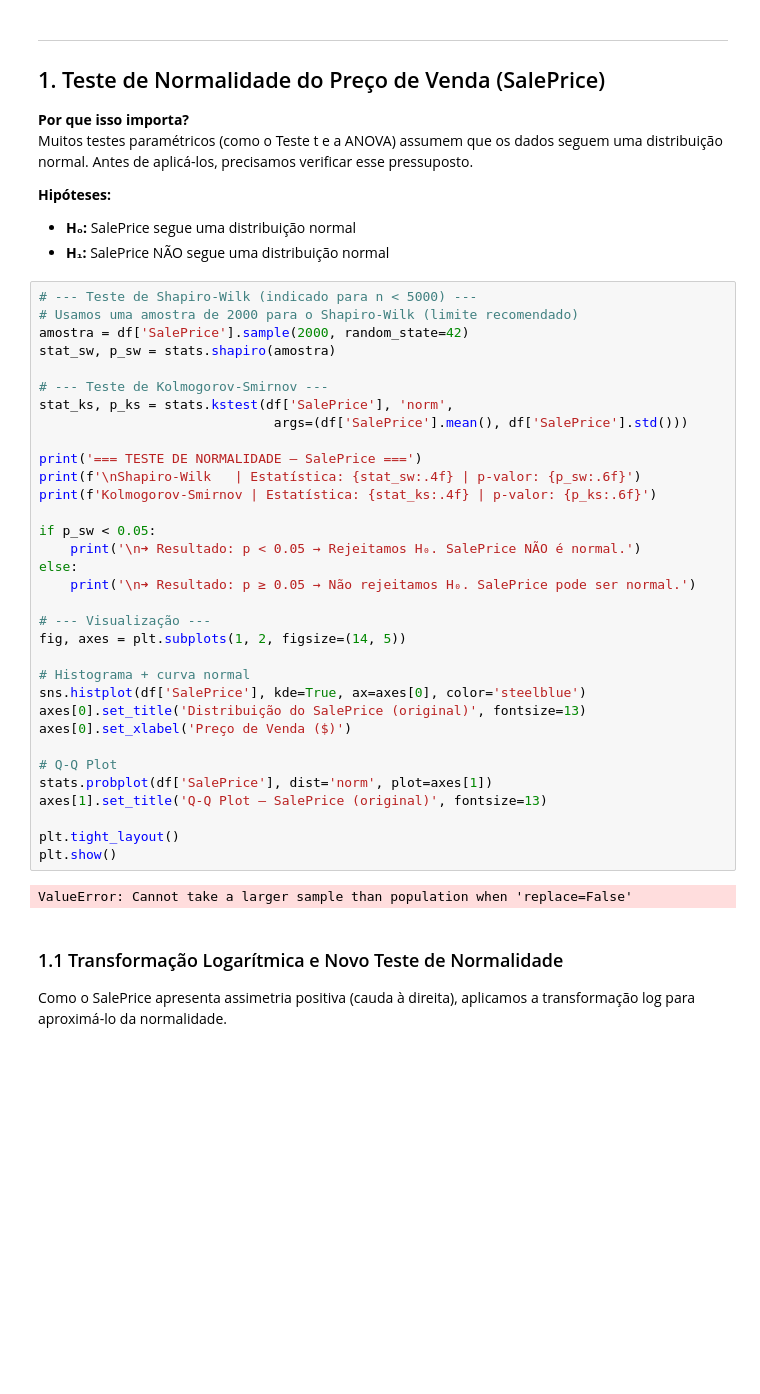
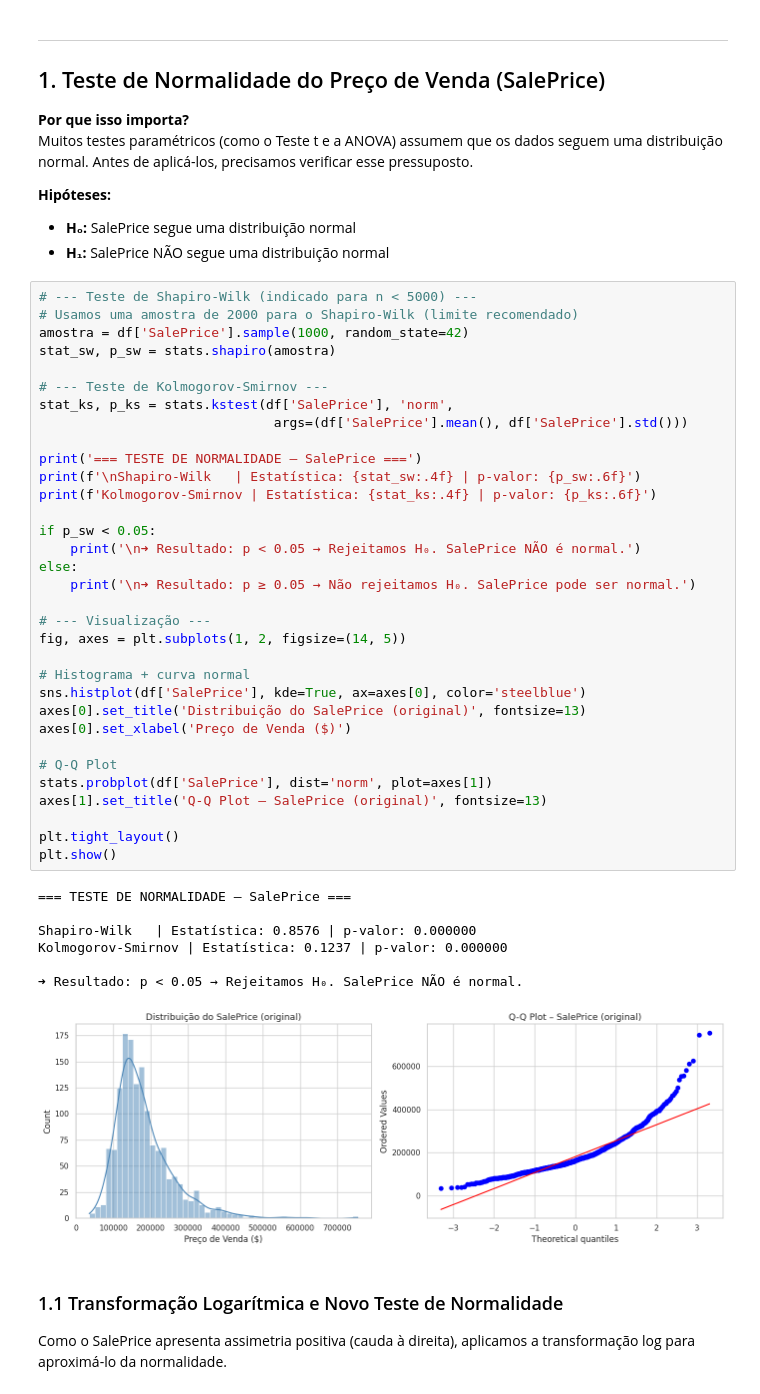
Before and after one commit to LucasPottes81/regression-house-price, a Jupyter notebook: notebooks/AV2_analise_estatistica.ipynb, the cells around one changed output. Cells and saved outputs as stored; diff of their text form; blank space fills up the shorter version.

Commit message:
Análise de dados e testes de hipótese

```diff
--- a/notebooks/AV2_analise_estatistica.ipynb
+++ b/notebooks/AV2_analise_estatistica.ipynb
@@ -49,38 +55,44 @@ Muitos testes paramétricos (como o Teste t e a ANOVA) assumem que os dados segu
 # %%
 # --- Teste de Shapiro-Wilk (indicado para n < 5000) ---
 # Usamos uma amostra de 2000 para o Shapiro-Wilk (limite recomendado)
-amostra = df['SalePrice'].sample(2000, random_state=42)
+amostra = df['SalePrice'].sample(1000, random_state=42)
 stat_sw, p_sw = stats.shapiro(amostra)
 
 # --- Teste de Kolmogorov-Smirnov ---
 stat_ks, p_ks = stats.kstest(df['SalePrice'], 'norm',
                               args=(df['SalePrice'].mean(), df['SalePrice'].std()))
 
 print('=== TESTE DE NORMALIDADE – SalePrice ===')
 print(f'\nShapiro-Wilk   | Estatística: {stat_sw:.4f} | p-valor: {p_sw:.6f}')
 print(f'Kolmogorov-Smirnov | Estatística: {stat_ks:.4f} | p-valor: {p_ks:.6f}')
 
 if p_sw < 0.05:
     print('\n➜ Resultado: p < 0.05 → Rejeitamos H₀. SalePrice NÃO é normal.')
 else:
     print('\n➜ Resultado: p ≥ 0.05 → Não rejeitamos H₀. SalePrice pode ser normal.')
 
 # --- Visualização ---
 fig, axes = plt.subplots(1, 2, figsize=(14, 5))
 
 # Histograma + curva normal
 sns.histplot(df['SalePrice'], kde=True, ax=axes[0], color='steelblue')
 axes[0].set_title('Distribuição do SalePrice (original)', fontsize=13)
 axes[0].set_xlabel('Preço de Venda ($)')
 
 # Q-Q Plot
 stats.probplot(df['SalePrice'], dist='norm', plot=axes[1])
 axes[1].set_title('Q-Q Plot – SalePrice (original)', fontsize=13)
 
 plt.tight_layout()
 plt.show()
 # %% [output]
-ValueError: Cannot take a larger sample than population when 'replace=False'
+=== TESTE DE NORMALIDADE – SalePrice ===
+
+Shapiro-Wilk   | Estatística: 0.8576 | p-valor: 0.000000
+Kolmogorov-Smirnov | Estatística: 0.1237 | p-valor: 0.000000
+
+➜ Resultado: p < 0.05 → Rejeitamos H₀. SalePrice NÃO é normal.
+[figure, added]
 # %% [markdown]
 ### 1.1 Transformação Logarítmica e Novo Teste de Normalidade
 
```
Also changed, not shown: parts of 8 cells of this notebook.
